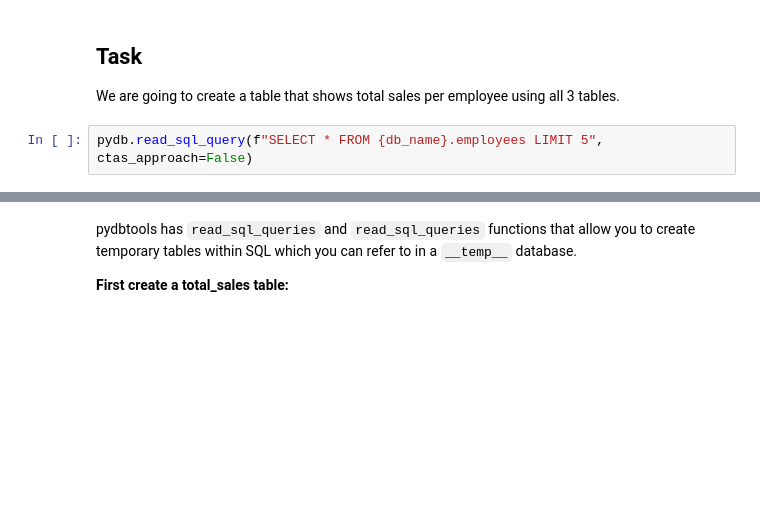
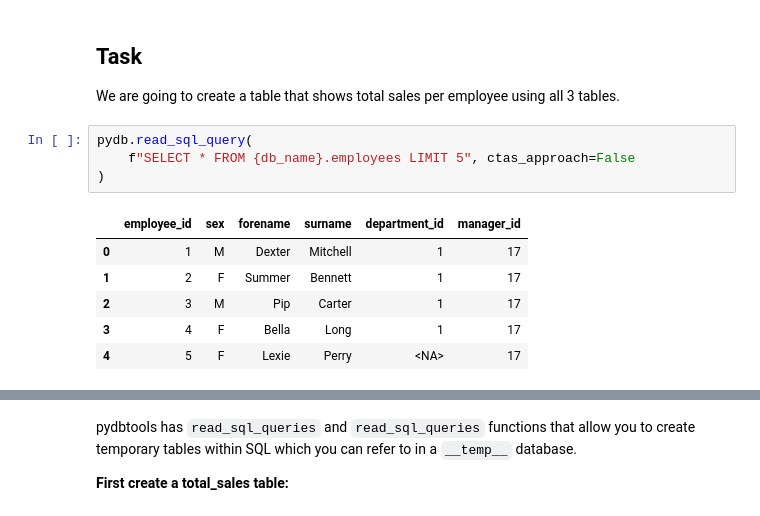
Before and after one commit to moj-analytical-services/pydbtools, a Jupyter notebook: examples/create_temporary_tables_from_sql_file.ipynb, the cells around one changed output, grey strips where cells are left out. Cells and saved outputs as stored; diff of their text form; blank space fills up the shorter version.

```diff
--- a/examples/create_temporary_tables_from_sql_file.ipynb
+++ b/examples/create_temporary_tables_from_sql_file.ipynb
@@ -42,5 +42,14 @@ for table_name in ["department", "employees", "sales"]:
 
 We are going to create a table that shows total sales per employee using all 3 tables.
 # %%
-pydb.read_sql_query(f"SELECT * FROM {db_name}.employees LIMIT 5", ctas_approach=False)
+pydb.read_sql_query(
+    f"SELECT * FROM {db_name}.employees LIMIT 5", ctas_approach=False
+)
+# %% [output]
+|  | employee_id | sex | forename | surname | department_id | manager_id |
+| 0 | 1 | M | Dexter | Mitchell | 1 | 17 |
+| 1 | 2 | F | Summer | Bennett | 1 | 17 |
+| 2 | 3 | M | Pip | Carter | 1 | 17 |
+| 3 | 4 | F | Bella | Long | 1 | 17 |
+| 4 | 5 | F | Lexie | Perry | <NA> | 17 |
 # %%
```
Also changed, not shown: parts of 9 cells of this notebook, 8 other files.
